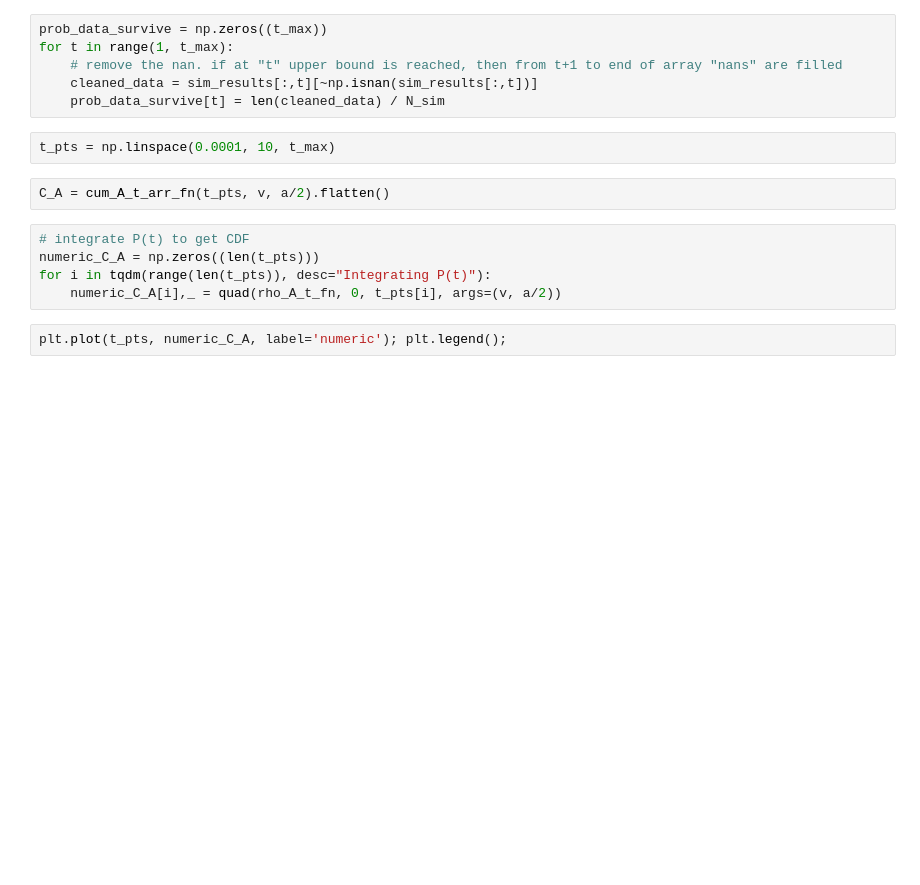
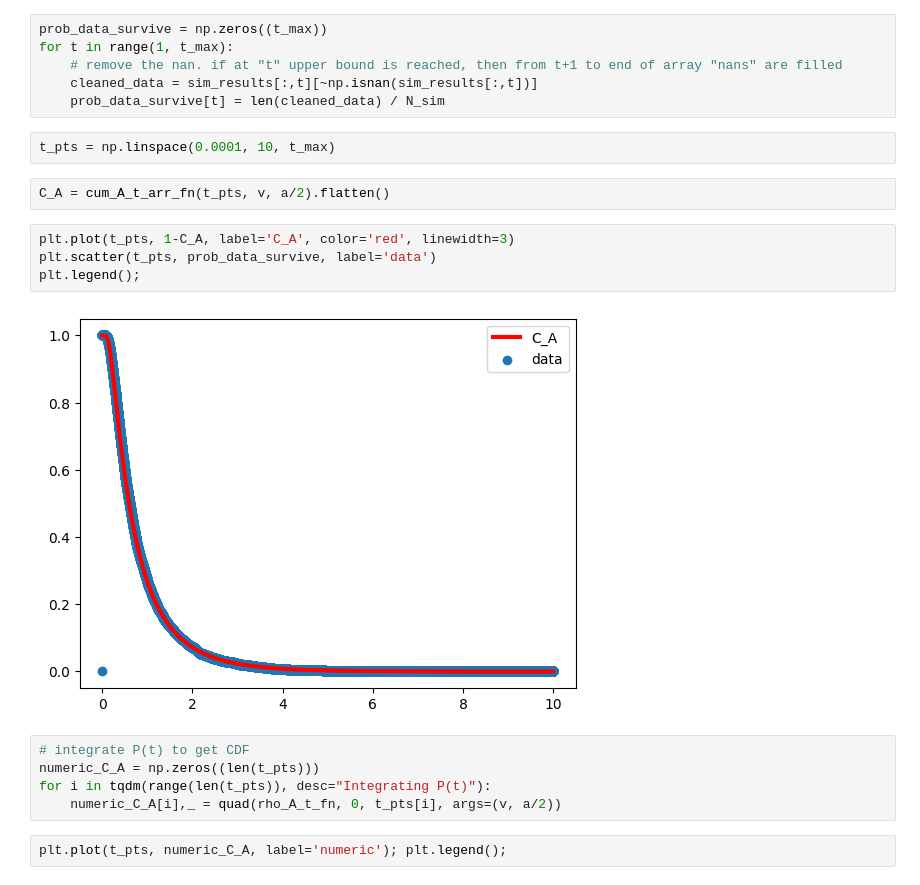
Before and after one commit to rakaar/ddm_codes, a Jupyter notebook: action_init_ddm/fitting_sim_data.ipynb, the cells around one changed output. Saved outputs shown, nothing was run; the diff lists cells and outputs as text; blank space fills up the shorter version.

```diff
--- a/action_init_ddm/fitting_sim_data.ipynb
+++ b/action_init_ddm/fitting_sim_data.ipynb
@@ -791,6 +801,12 @@ for t in range(1, t_max):
 t_pts = np.linspace(0.0001, 10, t_max)
 # %%
 C_A = cum_A_t_arr_fn(t_pts, v, a/2).flatten()
+# %%
+plt.plot(t_pts, 1-C_A, label='C_A', color='red', linewidth=3)
+plt.scatter(t_pts, prob_data_survive, label='data')
+plt.legend();
+# %% [output]
+[figure, added]
 # %%
 # integrate P(t) to get CDF
 numeric_C_A = np.zeros((len(t_pts)))
```
Also changed, not shown: parts of 9 cells of this notebook, 1 other file.
